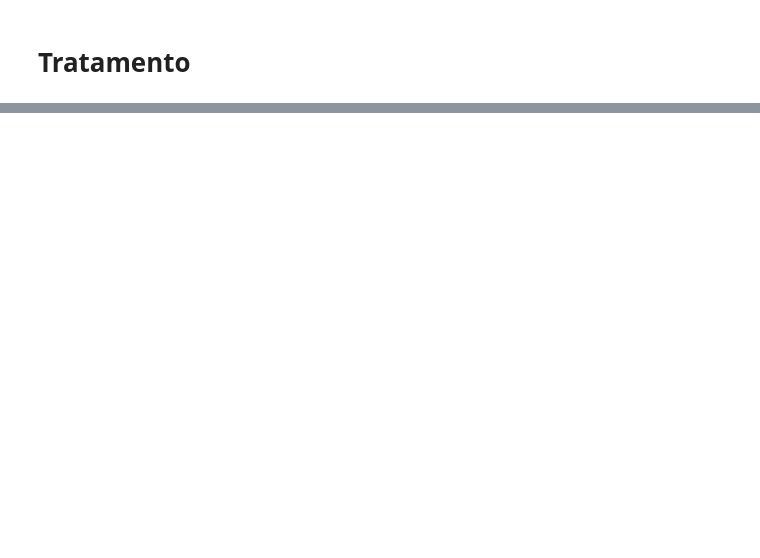
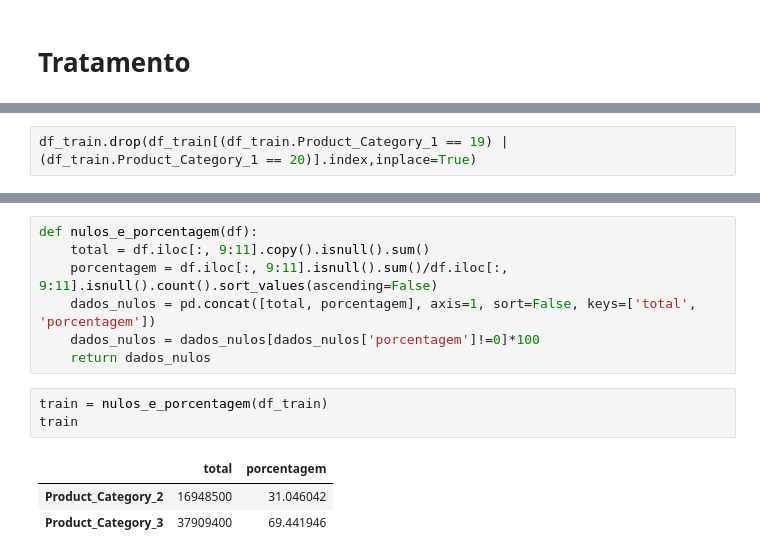
Before and after one commit to SauloCJ/Data_Science, a Jupyter notebook: Black_Friday/Black_friday_modelagem.ipynb, the cells around one changed output, grey strips where cells are left out. Saved outputs shown, nothing was run; the diff lists cells and outputs as text; blank space fills up the shorter version.

```diff
--- a/Black_Friday/Black_friday_modelagem.ipynb
+++ b/Black_Friday/Black_friday_modelagem.ipynb
@@ -69,0 +154,2 @@ df_train.info()
+# %%
+df_train.drop(df_train[(df_train.Product_Category_1 == 19) | (df_train.Product_Category_1 == 20)].index,inplace=True)
@@ -69,0 +179,14 @@ df_train.info()
+# %%
+def nulos_e_porcentagem(df):
+    total = df.iloc[:, 9:11].copy().isnull().sum()
+    porcentagem = df.iloc[:, 9:11].isnull().sum()/df.iloc[:, 9:11].isnull().count().sort_values(ascending=False)
+    dados_nulos = pd.concat([total, porcentagem], axis=1, sort=False, keys=['total', 'porcentagem'])
+    dados_nulos = dados_nulos[dados_nulos['porcentagem']!=0]*100
+    return dados_nulos
+# %%
+train = nulos_e_porcentagem(df_train)
+train
+# %% [output]
+|  | total | porcentagem |
+| Product_Category_2 | 16948500 | 31.046042 |
+| Product_Category_3 | 37909400 | 69.441946 |
```
Also changed, not shown: parts of 17 cells of this notebook, 1 other file.
